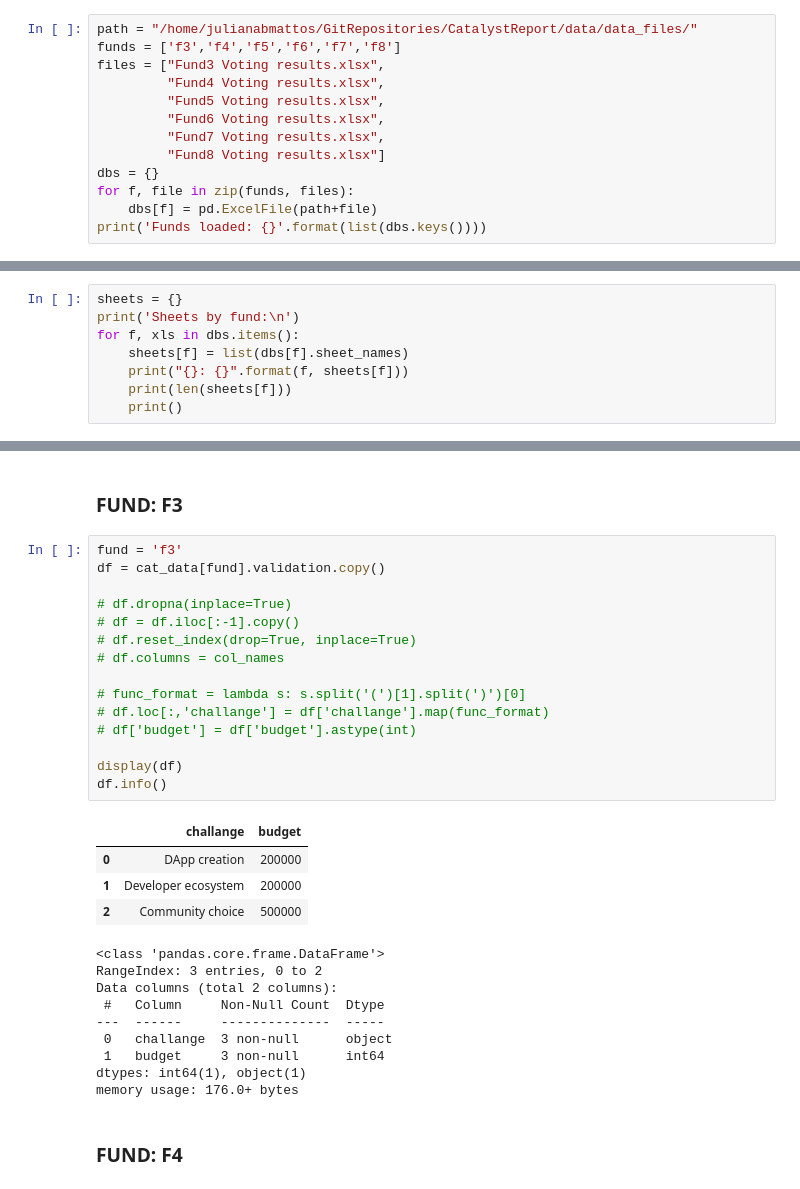
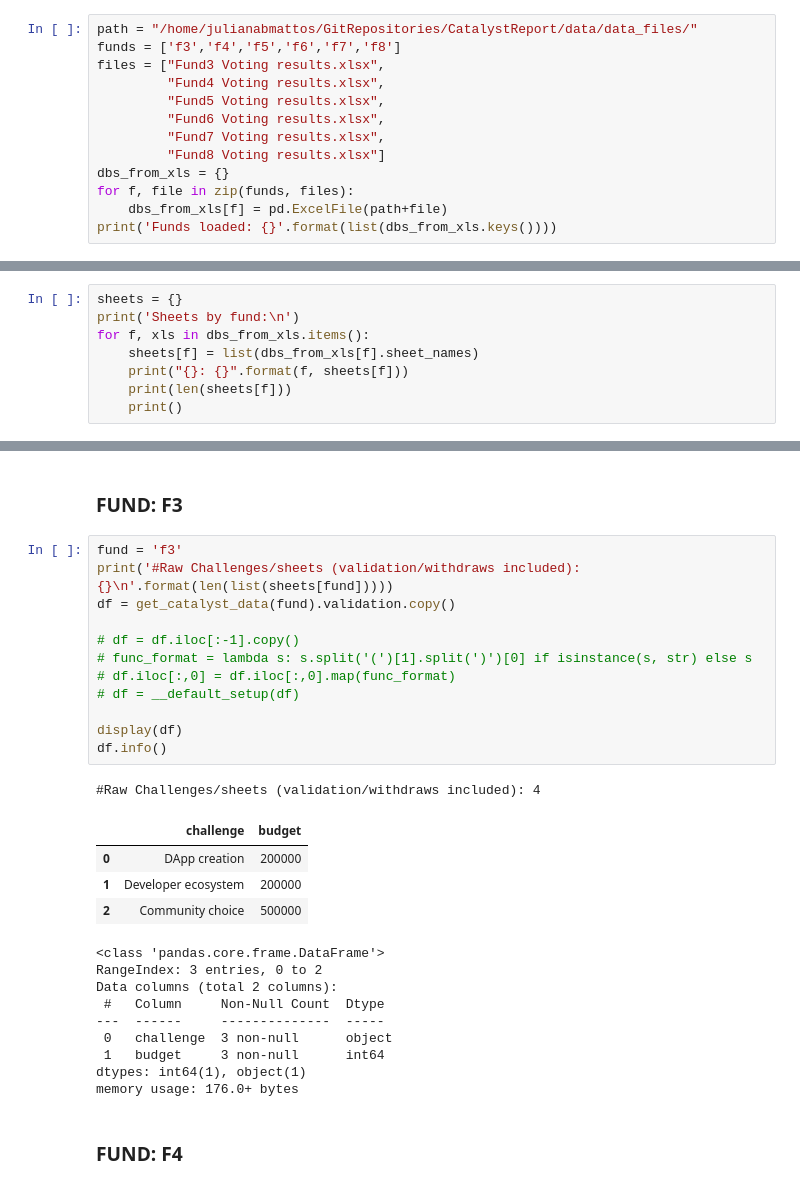
Before and after one commit to jbmattos/CatalystReport, a Jupyter notebook: data/data_setup.ipynb, the cells around one changed output, grey strips where cells are left out. Drawn from its saved outputs; the diff is of its cells as text.

```diff
--- a/data/data_setup.ipynb
+++ b/data/data_setup.ipynb
@@ -14,10 +16,10 @@ files = ["Fund3 Voting results.xlsx",
          "Fund6 Voting results.xlsx",
          "Fund7 Voting results.xlsx",
          "Fund8 Voting results.xlsx"]
-dbs = {}
+dbs_from_xls = {}
 for f, file in zip(funds, files):
-    dbs[f] = pd.ExcelFile(path+file)
-print('Funds loaded: {}'.format(list(dbs.keys())))
+    dbs_from_xls[f] = pd.ExcelFile(path+file)
+print('Funds loaded: {}'.format(list(dbs_from_xls.keys())))
 # %% [output]
 Funds loaded: ['f3', 'f4', 'f5', 'f6', 'f7', 'f8']
 # %% [markdown]
@@ -25,8 +27,8 @@ Funds loaded: ['f3', 'f4', 'f5', 'f6', 'f7', 'f8']
 # %%
 sheets = {}
 print('Sheets by fund:\n')
-for f, xls in dbs.items():
-    sheets[f] = list(dbs[f].sheet_names)
+for f, xls in dbs_from_xls.items():
+    sheets[f] = list(dbs_from_xls[f].sheet_names)
     print("{}: {}".format(f, sheets[f]))
     print(len(sheets[f]))
     print()
@@ -199,33 +215,31 @@ VALIDATION_COLS = ['challange', 'budget']
 ### FUND: F3
 # %%
 fund = 'f3'
-df = cat_data[fund].validation.copy()
+print('#Raw Challenges/sheets (validation/withdraws included): {}\n'.format(len(list(sheets[fund]))))
+df = get_catalyst_data(fund).validation.copy()
 
-# df.dropna(inplace=True)
 # df = df.iloc[:-1].copy()
-# df.reset_index(drop=True, inplace=True)
-# df.columns = col_names
-
-# func_format = lambda s: s.split('(')[1].split(')')[0]
-# df.loc[:,'challange'] = df['challange'].map(func_format)
-# df['budget'] = df['budget'].astype(int)
+# func_format = lambda s: s.split('(')[1].split(')')[0] if isinstance(s, str) else s
+# df.iloc[:,0] = df.iloc[:,0].map(func_format)
+# df = __default_setup(df)
 
 display(df)
 df.info()
 # %% [output]
+#Raw Challenges/sheets (validation/withdraws included): 4
-|  | challange | budget |
+|  | challenge | budget |
 | 0 | DApp creation | 200000 |
 | 1 | Developer ecosystem | 200000 |
 | 2 | Community choice | 500000 |
-<class 'pandas.core.frame.DataFrame'>
-RangeIndex: 3 entries, 0 to 2
-Data columns (total 2 columns):
- #   Column     Non-Null Count  Dtype
----  ------     --------------  -----
- 0   challange  3 non-null      object
- 1   budget     3 non-null      int64
-dtypes: int64(1), object(1)
-memory usage: 176.0+ bytes
+<class 'pandas.core.frame.DataFrame'>
+RangeIndex: 3 entries, 0 to 2
+Data columns (total 2 columns):
+ #   Column     Non-Null Count  Dtype
+---  ------     --------------  -----
+ 0   challenge  3 non-null      object
+ 1   budget     3 non-null      int64
+dtypes: int64(1), object(1)
+memory usage: 176.0+ bytes
 # %% [markdown]
 ### FUND: F4
 # %%
```
Also changed, not shown: parts of 41 cells of this notebook, 1 other file.
